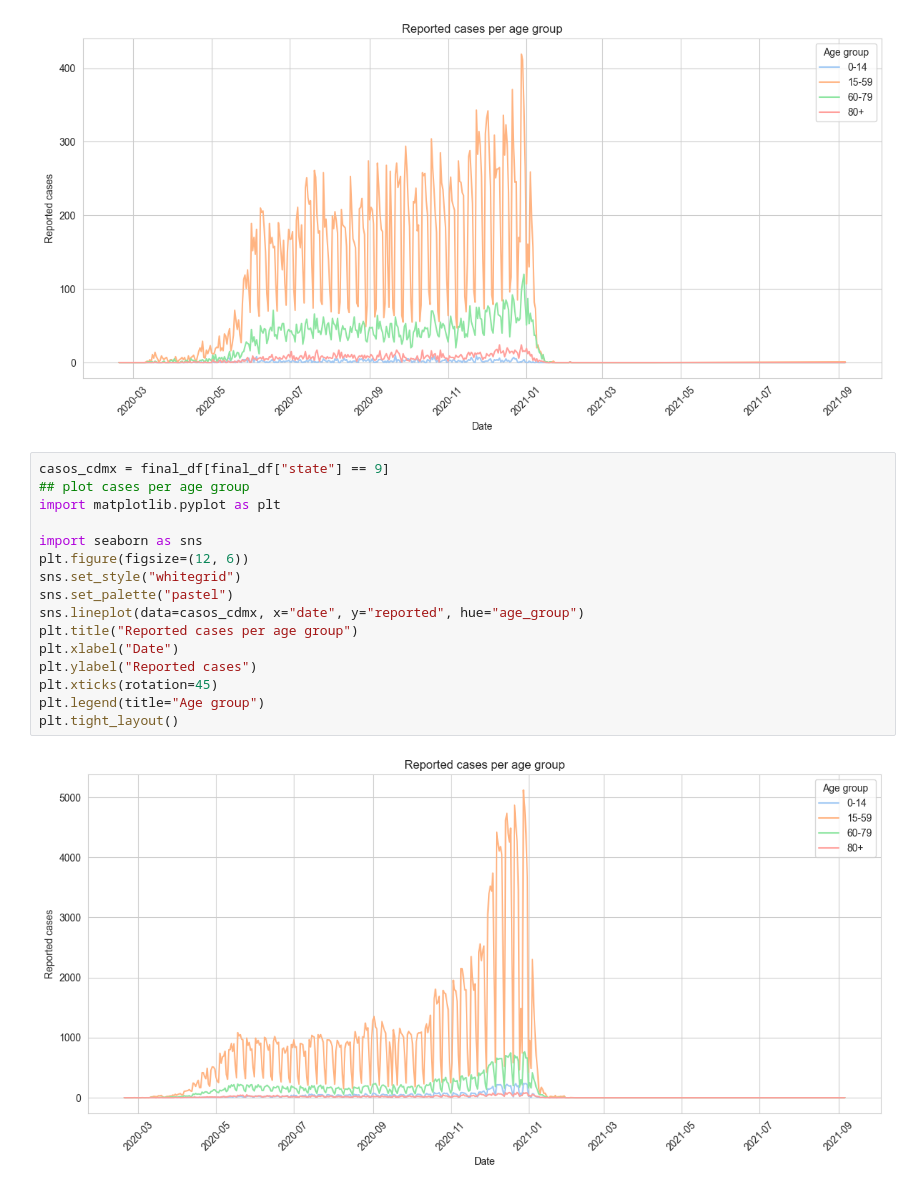
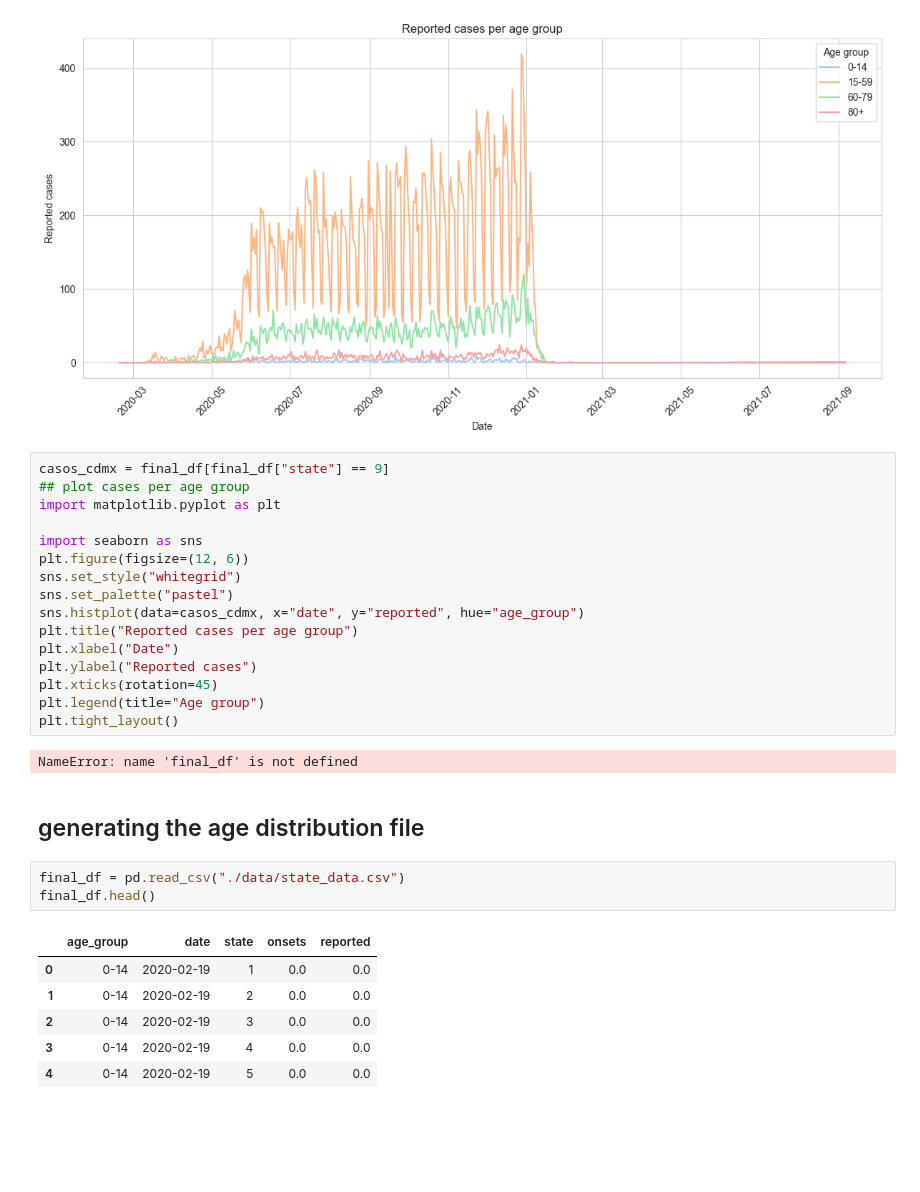
Before and after one commit to ReggieScript/InfectiousDisease-COVIDMX, a Jupyter notebook: data_process.ipynb, the cells around one changed output. Cells and saved outputs as stored; diff of their text form; blank space fills up the shorter version.

Commit message:
generated age distribution file

```diff
--- a/data_process.ipynb
+++ b/data_process.ipynb
@@ -395,7 +413,7 @@ import seaborn as sns
 plt.figure(figsize=(12, 6))
 sns.set_style("whitegrid")
 sns.set_palette("pastel")
-sns.lineplot(data=casos_cdmx, x="date", y="reported", hue="age_group")
+sns.histplot(data=casos_cdmx, x="date", y="reported", hue="age_group")
 plt.title("Reported cases per age group")
 plt.xlabel("Date")
 plt.ylabel("Reported cases")
@@ -403,4 +421,16 @@ plt.xticks(rotation=45)
 plt.legend(title="Age group")
 plt.tight_layout()
 # %% [output]
-[figure, removed]
+NameError: name 'final_df' is not defined
+# %% [markdown]
+## generating the age distribution file
+# %%
+final_df = pd.read_csv("./data/state_data.csv")
+final_df.head()
+# %% [output]
+|  | age_group | date | state | onsets | reported |
+| 0 | 0-14 | 2020-02-19 | 1 | 0.0 | 0.0 |
+| 1 | 0-14 | 2020-02-19 | 2 | 0.0 | 0.0 |
+| 2 | 0-14 | 2020-02-19 | 3 | 0.0 | 0.0 |
+| 3 | 0-14 | 2020-02-19 | 4 | 0.0 | 0.0 |
+| 4 | 0-14 | 2020-02-19 | 5 | 0.0 | 0.0 |
```
Also changed, not shown: parts of 10 cells of this notebook, 1 other file.
